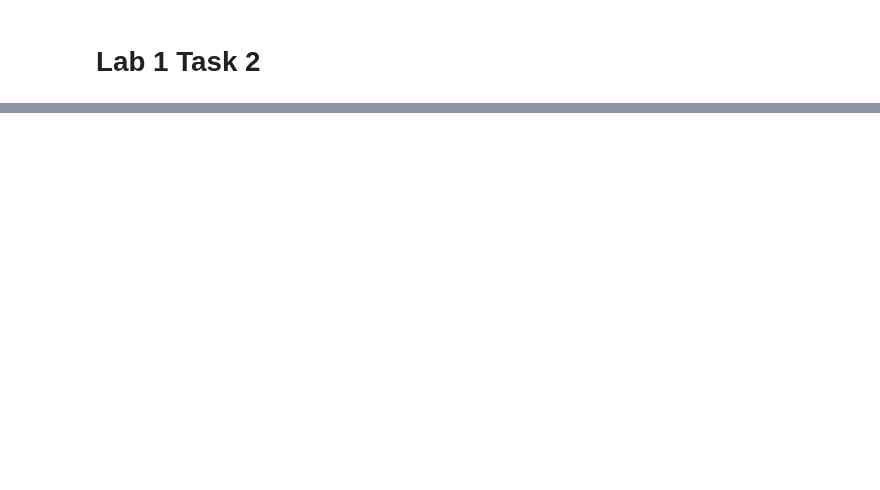
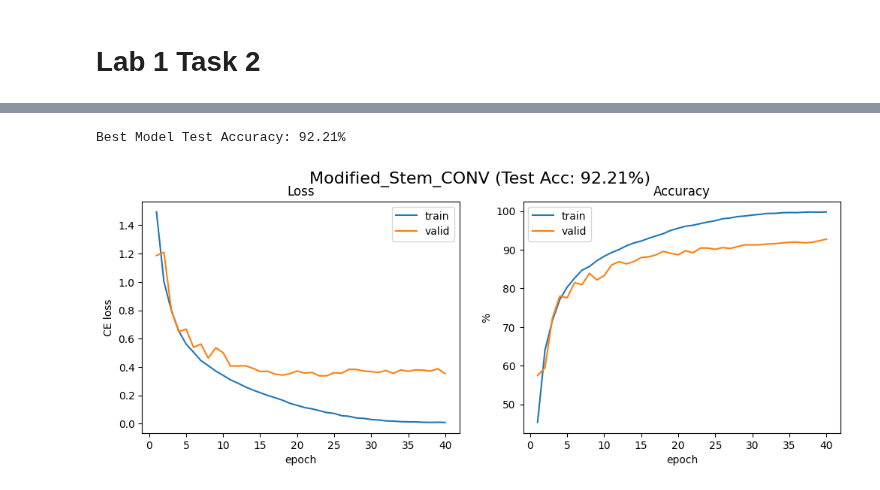
Before and after one commit to thisiselijah/EAI, a Jupyter notebook: lab1/Lab1-Task2.ipynb, the cells around one changed output, grey strips where cells are left out. Cells and saved outputs as stored; diff of their text form; code cells hidden in the pictures; blank space fills up the shorter version.

```diff
--- a/lab1/Lab1-Task2.ipynb
+++ b/lab1/Lab1-Task2.ipynb
@@ -71,7 +94,7 @@ print("test length: ", len(test_ds))
 
 # Declare batch size
 # 學生實作部分：Set batch size
-BATCH_SIZE = 64
+BATCH_SIZE = 128
 trainloader = torch.utils.data.DataLoader(train_ds, batch_size=BATCH_SIZE, shuffle=True, num_workers=2)
 valloader = torch.utils.data.DataLoader(val_ds, batch_size=BATCH_SIZE, shuffle=False, num_workers=2)
 testloader = torch.utils.data.DataLoader(test_ds, batch_size=BATCH_SIZE, shuffle=False, num_workers=2)
@@ -112,11 +140,11 @@ class ResNet18(nn.Module):
 
         self.in_channels = 64
 
-        self.conv = nn.Conv2d(3, 64, 7, stride=2, padding=3, bias=False)
+        self.conv = nn.Conv2d(3, 64, 3, stride=1, padding=1, bias=False)
         self.bn1  = nn.BatchNorm2d(64)
         self.relu = nn.ReLU(inplace=True)
 
-        self.pool1 = nn.MaxPool2d(3, stride=2, padding=1)
+        # self.pool1 = nn.MaxPool2d(3, stride=2, padding=1)
 
         self.layer1 = self._make_layer(BasicBlock, 64,  2, 1)
         self.layer2 = self._make_layer(BasicBlock, 128, 2, 2)
@@ -144,7 +172,7 @@ class ResNet18(nn.Module):
         out = self.conv(x)
         out = self.bn1(out)
         out = self.relu(out)
-        out = self.pool1(out)
+        # out = self.pool1(out)
         out = self.layer1(out)
         out = self.layer2(out)
         out = self.layer3(out)
@@ -172,12 +219,13 @@ print(f"Params: {params/1e6:.2f} M")
 # %%
 # Setting parameter
-EPOCH = 30
+EPOCH = 40
 pre_epoch = 0
 lr = 1e-3
 
 # 同學可以根據自己需求調整optimizer, criterion與lr_scheduler
 criterion = nn.CrossEntropyLoss()
 optimizer = optim.Adam(model.parameters(), lr=lr)
+scheduler = optim.lr_scheduler.CosineAnnealingLR(optimizer, T_max=EPOCH)
 
 best_model_path = 'best_resnet18.pth'
 
@@ -207,6 +255,8 @@ for epoch in range(pre_epoch, EPOCH):
         _, predicted = outputs.max(1) #? max(1) would return the values and indices along 1st dimension i.e., class
         total += labels.size(0)
         correct += predicted.eq(labels).sum().item()
+
+    scheduler.step()
 
     train_loss = running_loss / total
     train_acc = 100. * correct / total
@@ -261,25 +329,35 @@ with torch.no_grad():
         test_correct += test_predicted.eq(test_labels).sum().item()
 test_accuracy = 100. * test_correct / test_total
 print(f"Best Model Test Accuracy: {test_accuracy:.2f}%")
+# %% [output]
+Best Model Test Accuracy: 92.21%
 # %%
+EXP_NAME = 'Modified_Stem_CONV'
+
 ##### Plot loss & accuracy graph #####
 import matplotlib.pyplot as plt
 # 學生實作部分：Plot training and validation loss and accuracy curves
 epochs_range = range(1, len(train_losses) + 1)
 fig, (ax1, ax2) = plt.subplots(1, 2, figsize=(12, 4))
 
 ax1.plot(epochs_range, train_losses, label='train')
 ax1.plot(epochs_range, val_losses, label='valid')
 ax1.set_xlabel('epoch')
 ax1.set_ylabel('CE loss')
 ax1.set_title('Loss')
 ax1.legend()
 
 ax2.plot(epochs_range, train_accuracies, label='train')
 ax2.plot(epochs_range, val_accuracies, label='valid')
 ax2.set_xlabel('epoch')
 ax2.set_ylabel('%')
 ax2.set_title('Accuracy')
 ax2.legend()
 
+fig.suptitle(f"{EXP_NAME} (Test Acc: {test_accuracy:.2f}%)", fontsize=16)
+
+plt.savefig(f"{(EXP_NAME).lower()}.png", dpi=150, bbox_inches='tight')
+
 plt.show()
+# %% [output]
+[figure, added]
```
Also changed, not shown: parts of 6 cells of this notebook, 8 other files.
